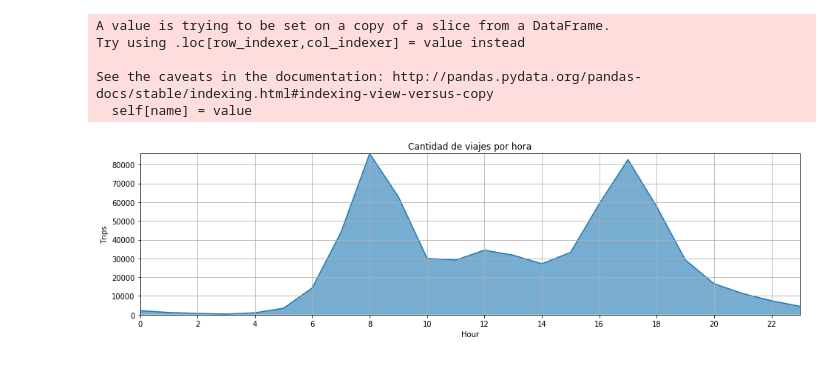
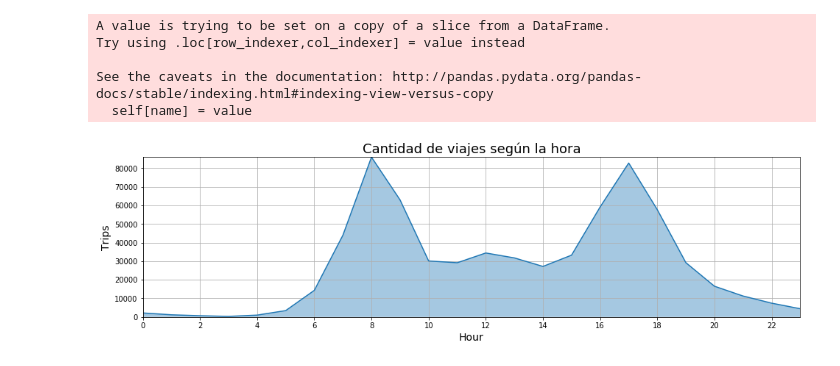
Before and after one commit to carlosbollero/tp, a Jupyter notebook: Tp1.ipynb, the cells around one changed output. Saved outputs shown, nothing was run; the diff lists cells and outputs as text; code cells hidden in the pictures.

Commit message:
cambio la forma de manejar el plot

```diff
--- a/Tp1.ipynb
+++ b/Tp1.ipynb
@@ -4,6 +4,4 @@ import matplotlib.pyplot as plt
 import numpy as np
 %matplotlib inline
 # %%
-#status = pd.read_csv('status.csv')
+trips = pd.read_csv('data/trip.csv')
-# %%
-trips = pd.read_csv('trip.csv')
@@ -166,15 +39,27 @@ trips_by_hr['trips'] = trips_by_hr[0]
 del trips_by_hr[0]
 trips_by_hr.sort_index(inplace=True)
 # %%
-plt.figure(figsize=(16,4))
-plt.plot(trips_by_hr)
-plt.grid()
-plt.xticks([i for i in range(0,25,2)])
-plt.title('Cantidad de viajes por hora')
-plt.xlabel('Hour')
-plt.ylabel('Trips')
-plt.autoscale(tight=True)
-plt.fill_between(trips_by_hr.index, trips_by_hr.trips, alpha=0.6)
-plt.show()
+#plt.figure(figsize=(16,4))
+#plt.plot(trips_by_hr)
+#plt.grid()
+#plt.xticks([i for i in range(0,25,2)])
+#plt.title('Cantidad de viajes por hora')
+#plt.xlabel('Hour')
+#plt.ylabel('Trips')
+#plt.autoscale(tight=True)
+#plt.fill_between(trips_by_hr.index, trips_by_hr.trips, alpha=0.6)
+#plt.show()
-# %% [output]
-[figure, removed]
+# %%
+fig = plt.figure(figsize=(16,4))
+ax = fig.add_subplot(1,1,1)
+ax.plot(trips_by_hr)
+ax.grid()
+ax.set_ylabel('Trips', fontsize=14)
+ax.set_xlabel('Hour', fontsize=14)
+ax.set_xticks([i for i in range(0,25,2)])
+ax.fill_between(trips_by_hr.index, trips_by_hr.trips, alpha=0.4)
+ax.set_title('Cantidad de viajes según la hora', fontsize=18)
+ax.autoscale(tight=True)
+plt.show(ax)
+# %% [output]
+[figure, added]
```
Also changed, not shown: parts of 15 cells of this notebook.
